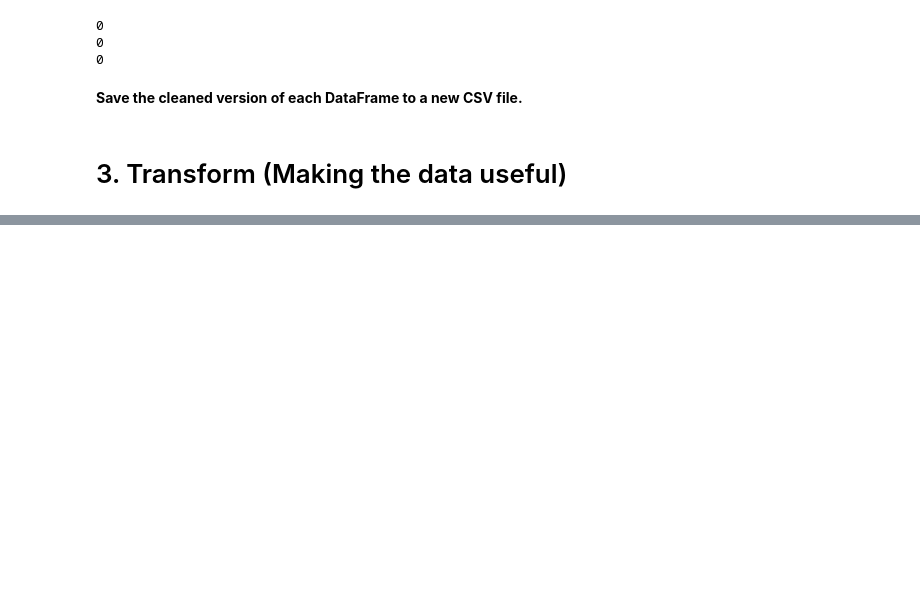
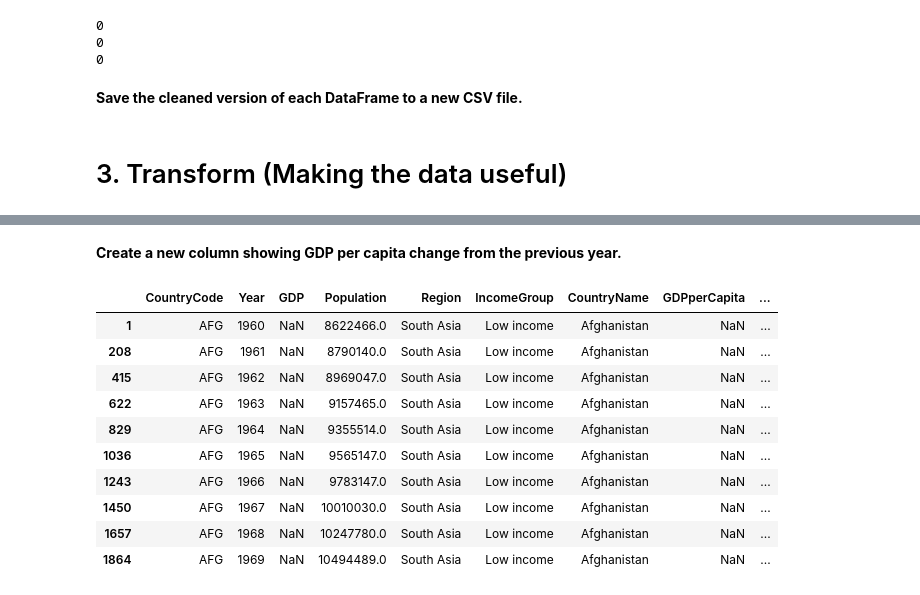
Before and after one commit to Cliffe16/Lux-Dev-Data-Engineering-Repo, a Jupyter notebook: ETL/ETL Solutions.ipynb, the cells around one changed output, grey strips where cells are left out. Cells and saved outputs as stored; diff of their text form; code cells hidden in the pictures; blank space fills up the shorter version.

```diff
--- a/ETL/ETL Solutions.ipynb
+++ b/ETL/ETL Solutions.ipynb
@@ -251,0 +254,2 @@ population_df_cleaned.to_csv('world_bank_data/population_cleaned')
+# %%
+main_population_df = pd.merge(main_data_df_cleaned, population_df_cleaned, on=['Country Name', 'Country Code', 'Year'], how='inner')
@@ -251,0 +275,24 @@ population_df_cleaned.to_csv('world_bank_data/population_cleaned')
+# %% [markdown]
+**Create a new column showing GDP per capita change from the previous year.**
+# %%
+data_df['GDPperCapita'] = data_df['GDP']/ data_df['Population']
+
+#Sort by country and year
+data_df = data_df.sort_values(by=['CountryName', 'Year'])
+
+#Group by country and calculate change
+data_df['GDPperCapitaChange'] = data_df.groupby('CountryName')['GDPperCapita'].diff()
+
+data_df.head(10)
+# %% [output]
+|  | CountryCode | Year | GDP | Population | Region | IncomeGroup | CountryName | GDPperCapita | ... |
+| 1 | AFG | 1960 | NaN | 8622466.0 | South Asia | Low income | Afghanistan | NaN | ... |
+| 208 | AFG | 1961 | NaN | 8790140.0 | South Asia | Low income | Afghanistan | NaN | ... |
+| 415 | AFG | 1962 | NaN | 8969047.0 | South Asia | Low income | Afghanistan | NaN | ... |
+| 622 | AFG | 1963 | NaN | 9157465.0 | South Asia | Low income | Afghanistan | NaN | ... |
+| 829 | AFG | 1964 | NaN | 9355514.0 | South Asia | Low income | Afghanistan | NaN | ... |
+| 1036 | AFG | 1965 | NaN | 9565147.0 | South Asia | Low income | Afghanistan | NaN | ... |
+| 1243 | AFG | 1966 | NaN | 9783147.0 | South Asia | Low income | Afghanistan | NaN | ... |
+| 1450 | AFG | 1967 | NaN | 10010030.0 | South Asia | Low income | Afghanistan | NaN | ... |
+| 1657 | AFG | 1968 | NaN | 10247780.0 | South Asia | Low income | Afghanistan | NaN | ... |
+| 1864 | AFG | 1969 | NaN | 10494489.0 | South Asia | Low income | Afghanistan | NaN | ... |
```
Also changed, not shown: parts of 32 cells of this notebook, 4 other files.
